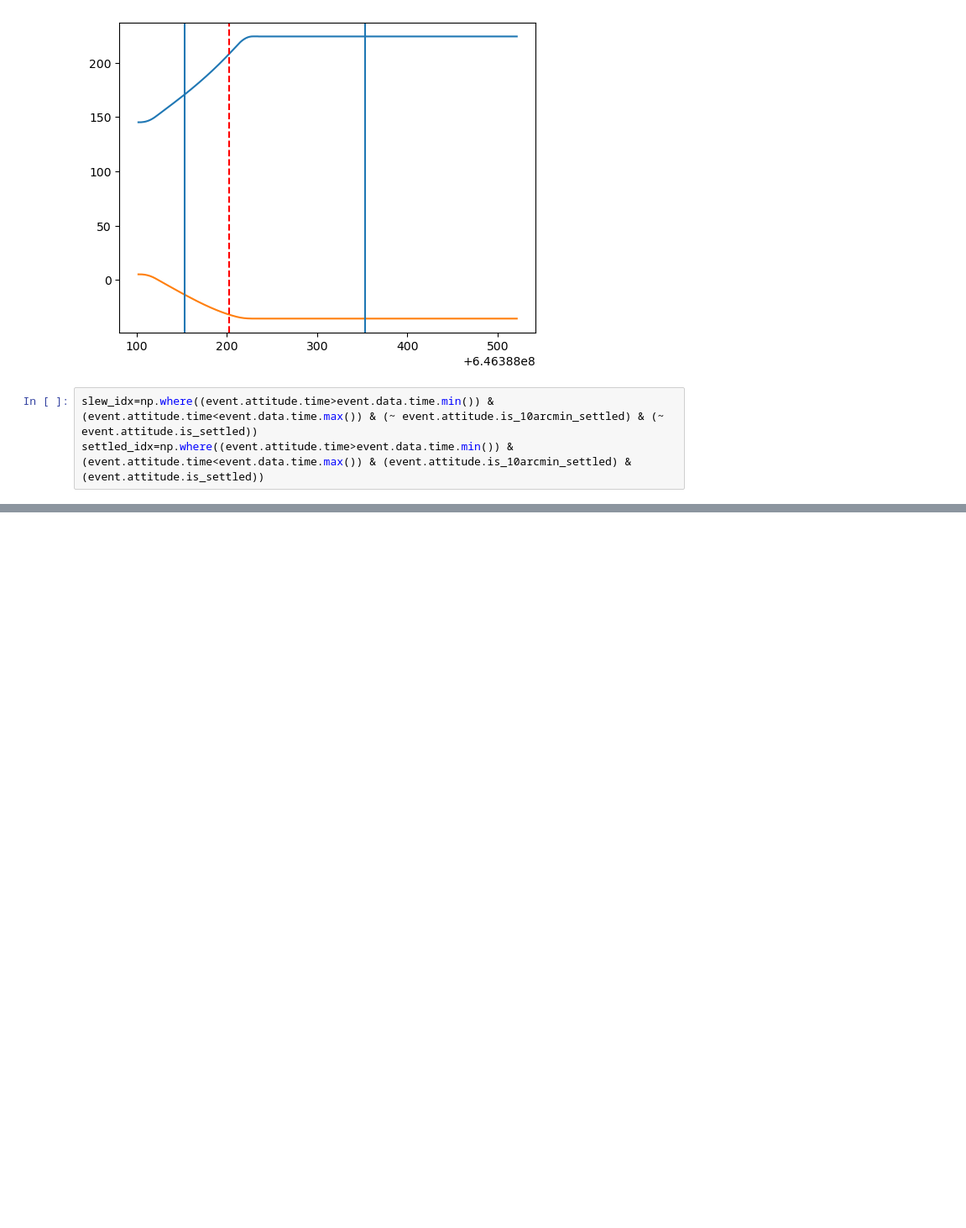
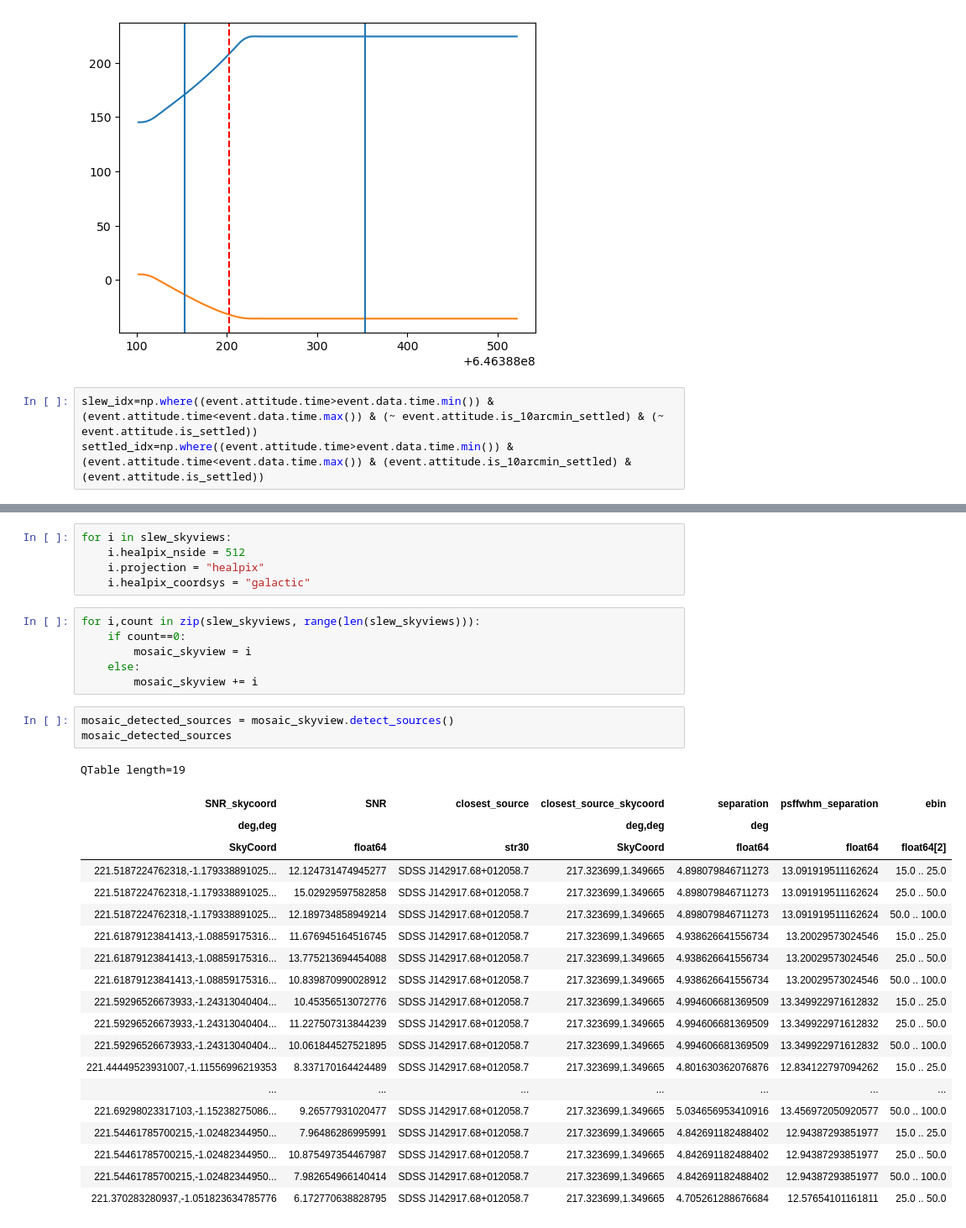
Before and after one commit to parsotat/BatAnalysis, a Jupyter notebook: notebooks/example_image_search_pipeline.ipynb, the cells around one changed output, grey strips where cells are left out. Shown at 84% size. Drawn from its saved outputs; the diff is of its cells as text; blank space fills up the shorter version.

```diff
--- a/notebooks/example_image_search_pipeline.ipynb
+++ b/notebooks/example_image_search_pipeline.ipynb
@@ -112,0 +150,35 @@ QTable length=330
+# %%
+for i in slew_skyviews:
+    i.healpix_nside = 512
+    i.projection = "healpix"
+    i.healpix_coordsys = "galactic"
+# %%
+for i,count in zip(slew_skyviews, range(len(slew_skyviews))):
+    if count==0:
+        mosaic_skyview = i
+    else:
+        mosaic_skyview += i
+# %%
+mosaic_detected_sources = mosaic_skyview.detect_sources()
+mosaic_detected_sources
+# %% [output]
+QTable length=19
+| SNR_skycoord | SNR | closest_source | closest_source_skycoord | separation | psffwhm_separation | ebin |
+| deg,deg |  |  | deg,deg | deg |  |  |
+| SkyCoord | float64 | str30 | SkyCoord | float64 | float64 | float64[2] |
+| 221.5187224762318,-1.179338891025... | 12.124731474945277 | SDSS J142917.68+012058.7 | 217.323699,1.349665 | 4.898079846711273 | 13.091919511162624 | 15.0 .. 25.0 |
+| 221.5187224762318,-1.179338891025... | 15.02929597582858 | SDSS J142917.68+012058.7 | 217.323699,1.349665 | 4.898079846711273 | 13.091919511162624 | 25.0 .. 50.0 |
+| 221.5187224762318,-1.179338891025... | 12.189734858949214 | SDSS J142917.68+012058.7 | 217.323699,1.349665 | 4.898079846711273 | 13.091919511162624 | 50.0 .. 100.0 |
+| 221.61879123841413,-1.08859175316... | 11.676945164516745 | SDSS J142917.68+012058.7 | 217.323699,1.349665 | 4.938626641556734 | 13.20029573024546 | 15.0 .. 25.0 |
+| 221.61879123841413,-1.08859175316... | 13.775213694454088 | SDSS J142917.68+012058.7 | 217.323699,1.349665 | 4.938626641556734 | 13.20029573024546 | 25.0 .. 50.0 |
+| 221.61879123841413,-1.08859175316... | 10.839870990028912 | SDSS J142917.68+012058.7 | 217.323699,1.349665 | 4.938626641556734 | 13.20029573024546 | 50.0 .. 100.0 |
+| 221.59296526673933,-1.24313040404... | 10.45356513072776 | SDSS J142917.68+012058.7 | 217.323699,1.349665 | 4.994606681369509 | 13.349922971612832 | 15.0 .. 25.0 |
+| 221.59296526673933,-1.24313040404... | 11.227507313844239 | SDSS J142917.68+012058.7 | 217.323699,1.349665 | 4.994606681369509 | 13.349922971612832 | 25.0 .. 50.0 |
+| 221.59296526673933,-1.24313040404... | 10.061844527521895 | SDSS J142917.68+012058.7 | 217.323699,1.349665 | 4.994606681369509 | 13.349922971612832 | 50.0 .. 100.0 |
+| 221.44449523931007,-1.11556996219353 | 8.337170164424489 | SDSS J142917.68+012058.7 | 217.323699,1.349665 | 4.801630362076876 | 12.834122797094262 | 15.0 .. 25.0 |
+| ... | ... | ... | ... | ... | ... | ... |
+| 221.69298023317103,-1.15238275086... | 9.26577931020477 | SDSS J142917.68+012058.7 | 217.323699,1.349665 | 5.034656953410916 | 13.456972050920577 | 50.0 .. 100.0 |
+| 221.54461785700215,-1.02482344950... | 7.96486286995991 | SDSS J142917.68+012058.7 | 217.323699,1.349665 | 4.842691182488402 | 12.94387293851977 | 15.0 .. 25.0 |
+| 221.54461785700215,-1.02482344950... | 10.875497354467987 | SDSS J142917.68+012058.7 | 217.323699,1.349665 | 4.842691182488402 | 12.94387293851977 | 25.0 .. 50.0 |
+| 221.54461785700215,-1.02482344950... | 7.982654966140414 | SDSS J142917.68+012058.7 | 217.323699,1.349665 | 4.842691182488402 | 12.94387293851977 | 50.0 .. 100.0 |
+| 221.370283280937,-1.051823634785776 | 6.172770638828795 | SDSS J142917.68+012058.7 | 217.323699,1.349665 | 4.705261288676684 | 12.57654101161811 | 25.0 .. 50.0 |
```
Also changed, not shown: parts of 12 cells of this notebook.
